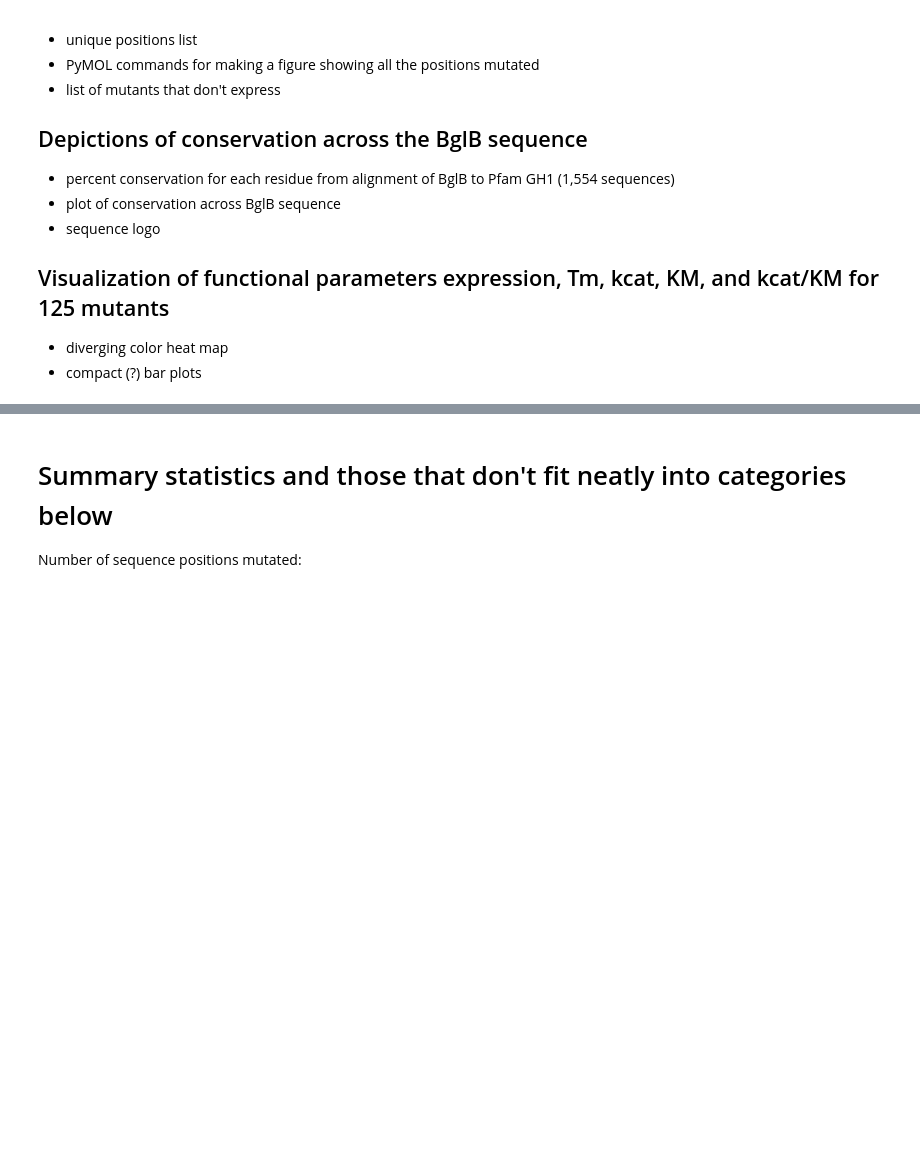
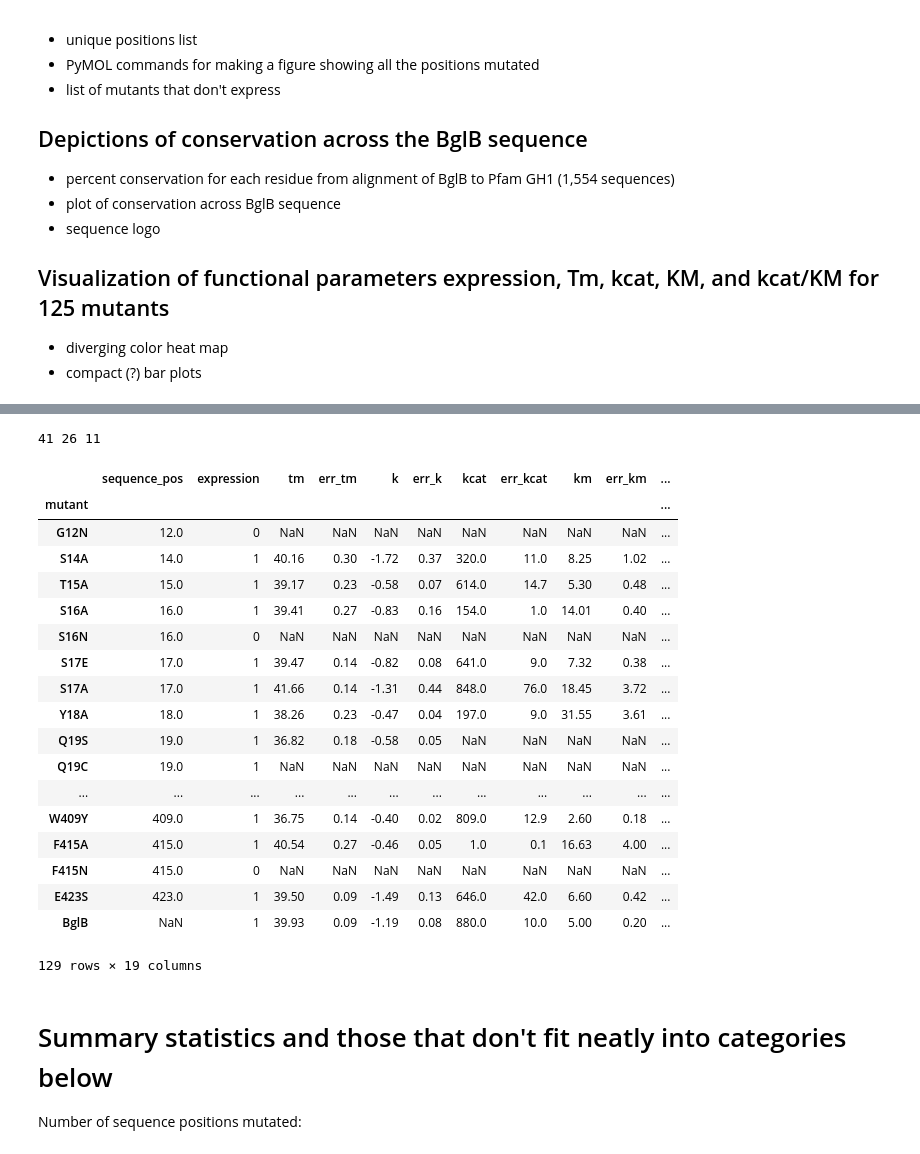
Before and after one commit to dacarlin/bglb_thermal, a Jupyter notebook: paper_draft/figures_for_paper.ipynb, the cells around one changed output, grey strips where cells are left out. Drawn from its saved outputs; the diff is of its cells as text; code cells hidden in the pictures; blank space fills up the shorter version.

```diff
--- a/paper_draft/figures_for_paper.ipynb
+++ b/paper_draft/figures_for_paper.ipynb
@@ -29,3 +61,40 @@ df = pandas.read_csv( '../data_sets/experimental_data/data_set.csv', index_col=0
+# %%
+# how many with a Tm within 1 degree of WT?
+
+within = lower = higher = 0
+for tm in df.tm:
+    if abs( 39.9 - tm ) < 1:
+        within += 1
+    elif tm > ( 39.9 + 1 ):
+        higher += 1
+    elif tm > 0 and tm < 38.9:
+        lower += 1
+
+print( within, lower, higher )
+# %% [output]
+41 26 11
+# %%
+df
+# %% [output]
+|  | sequence_pos | expression | tm | err_tm | k | err_k | kcat | err_kcat | km | err_km | ... |
+| mutant |  |  |  |  |  |  |  |  |  |  | ... |
+| G12N | 12.0 | 0 | NaN | NaN | NaN | NaN | NaN | NaN | NaN | NaN | ... |
+| S14A | 14.0 | 1 | 40.16 | 0.30 | -1.72 | 0.37 | 320.0 | 11.0 | 8.25 | 1.02 | ... |
+| T15A | 15.0 | 1 | 39.17 | 0.23 | -0.58 | 0.07 | 614.0 | 14.7 | 5.30 | 0.48 | ... |
+| S16A | 16.0 | 1 | 39.41 | 0.27 | -0.83 | 0.16 | 154.0 | 1.0 | 14.01 | 0.40 | ... |
+| S16N | 16.0 | 0 | NaN | NaN | NaN | NaN | NaN | NaN | NaN | NaN | ... |
+| S17E | 17.0 | 1 | 39.47 | 0.14 | -0.82 | 0.08 | 641.0 | 9.0 | 7.32 | 0.38 | ... |
+| S17A | 17.0 | 1 | 41.66 | 0.14 | -1.31 | 0.44 | 848.0 | 76.0 | 18.45 | 3.72 | ... |
+| Y18A | 18.0 | 1 | 38.26 | 0.23 | -0.47 | 0.04 | 197.0 | 9.0 | 31.55 | 3.61 | ... |
+| Q19S | 19.0 | 1 | 36.82 | 0.18 | -0.58 | 0.05 | NaN | NaN | NaN | NaN | ... |
+| Q19C | 19.0 | 1 | NaN | NaN | NaN | NaN | NaN | NaN | NaN | NaN | ... |
+| ... | ... | ... | ... | ... | ... | ... | ... | ... | ... | ... | ... |
+| W409Y | 409.0 | 1 | 36.75 | 0.14 | -0.40 | 0.02 | 809.0 | 12.9 | 2.60 | 0.18 | ... |
+| F415A | 415.0 | 1 | 40.54 | 0.27 | -0.46 | 0.05 | 1.0 | 0.1 | 16.63 | 4.00 | ... |
+| F415N | 415.0 | 0 | NaN | NaN | NaN | NaN | NaN | NaN | NaN | NaN | ... |
+| E423S | 423.0 | 1 | 39.50 | 0.09 | -1.49 | 0.13 | 646.0 | 42.0 | 6.60 | 0.42 | ... |
+| BglB | NaN | 1 | 39.93 | 0.09 | -1.19 | 0.08 | 880.0 | 10.0 | 5.00 | 0.20 | ... |
+129 rows × 19 columns
 # %% [markdown]
 # Summary statistics and those that don't fit neatly into categories below
 
```
Also changed, not shown: parts of 15 cells of this notebook, 1 other file.
